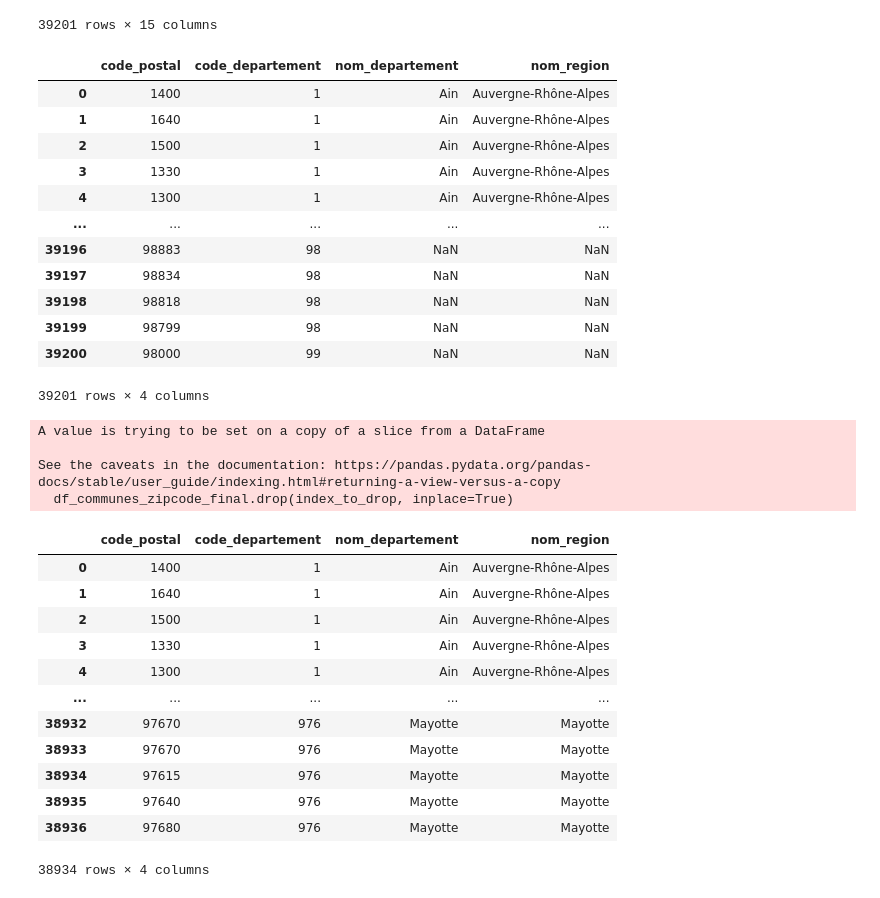
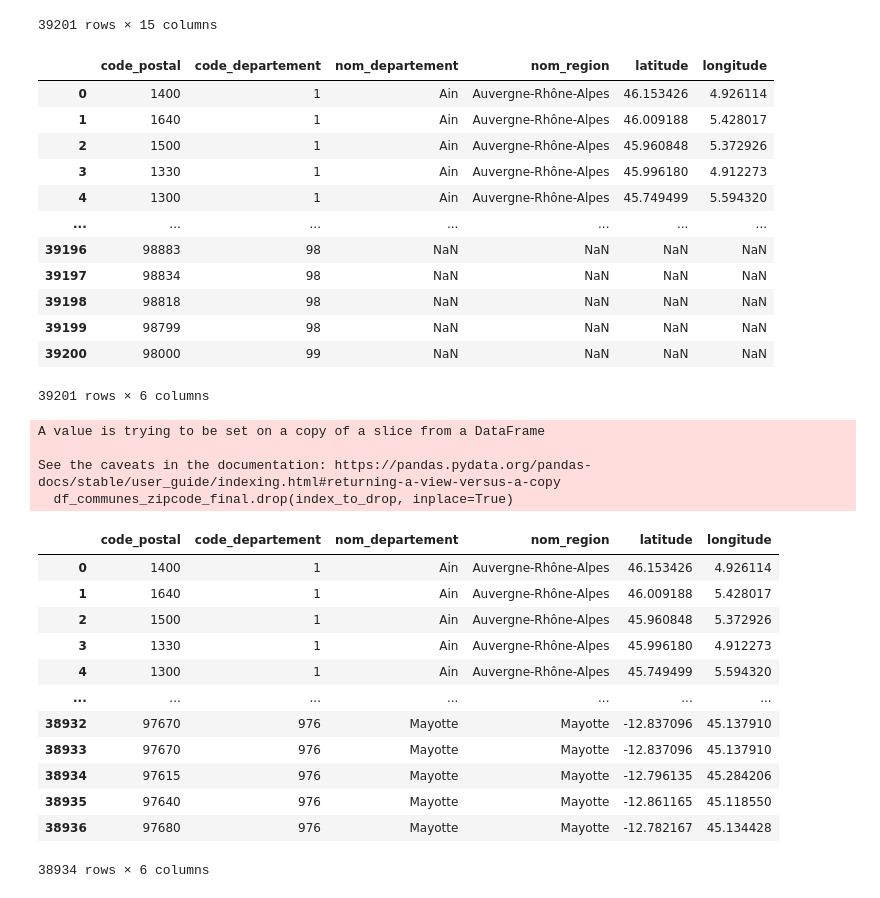
Before and after one commit to canopee-europe/data_analysis, a Jupyter notebook: ActiveCrew/ETL/communes/communes_dept.ipynb, the cells around one changed output. Saved outputs shown, nothing was run; the diff lists cells and outputs as text; code cells hidden in the pictures.

```diff
--- a/ActiveCrew/ETL/communes/communes_dept.ipynb
+++ b/ActiveCrew/ETL/communes/communes_dept.ipynb
@@ -30,22 +30,22 @@ df_communes_zipcode
 39201 rows × 15 columns
 # %%
 # Keep usefull columns
-df_communes_zipcode_final = df_communes_zipcode[['code_postal', 'code_departement', 'nom_departement', 'nom_region']]
+df_communes_zipcode_final = df_communes_zipcode[['code_postal', 'code_departement', 'nom_departement', 'nom_region', 'latitude', 'longitude']]
 df_communes_zipcode_final
 # %% [output]
-|  | code_postal | code_departement | nom_departement | nom_region |
-| 0 | 1400 | 1 | Ain | Auvergne-Rhône-Alpes |
-| 1 | 1640 | 1 | Ain | Auvergne-Rhône-Alpes |
-| 2 | 1500 | 1 | Ain | Auvergne-Rhône-Alpes |
-| 3 | 1330 | 1 | Ain | Auvergne-Rhône-Alpes |
-| 4 | 1300 | 1 | Ain | Auvergne-Rhône-Alpes |
-| ... | ... | ... | ... | ... |
-| 39196 | 98883 | 98 | NaN | NaN |
-| 39197 | 98834 | 98 | NaN | NaN |
-| 39198 | 98818 | 98 | NaN | NaN |
-| 39199 | 98799 | 98 | NaN | NaN |
-| 39200 | 98000 | 99 | NaN | NaN |
+|  | code_postal | code_departement | nom_departement | nom_region | latitude | longitude |
+| 0 | 1400 | 1 | Ain | Auvergne-Rhône-Alpes | 46.153426 | 4.926114 |
+| 1 | 1640 | 1 | Ain | Auvergne-Rhône-Alpes | 46.009188 | 5.428017 |
+| 2 | 1500 | 1 | Ain | Auvergne-Rhône-Alpes | 45.960848 | 5.372926 |
+| 3 | 1330 | 1 | Ain | Auvergne-Rhône-Alpes | 45.996180 | 4.912273 |
+| 4 | 1300 | 1 | Ain | Auvergne-Rhône-Alpes | 45.749499 | 5.594320 |
+| ... | ... | ... | ... | ... | ... | ... |
+| 39196 | 98883 | 98 | NaN | NaN | NaN | NaN |
+| 39197 | 98834 | 98 | NaN | NaN | NaN | NaN |
+| 39198 | 98818 | 98 | NaN | NaN | NaN | NaN |
+| 39199 | 98799 | 98 | NaN | NaN | NaN | NaN |
+| 39200 | 98000 | 99 | NaN | NaN | NaN | NaN |
-39201 rows × 4 columns
+39201 rows × 6 columns
 # %%
 # Drop rows
 index_to_drop = df_communes_zipcode_final[df_communes_zipcode_final['nom_departement'].isnull()].index
@@ -56,19 +56,19 @@ A value is trying to be set on a copy of a slice from a DataFrame
 
 See the caveats in the documentation: https://pandas.pydata.org/pandas-docs/stable/user_guide/indexing.html#returning-a-view-versus-a-copy
   df_communes_zipcode_final.drop(index_to_drop, inplace=True)
-|  | code_postal | code_departement | nom_departement | nom_region |
-| 0 | 1400 | 1 | Ain | Auvergne-Rhône-Alpes |
-| 1 | 1640 | 1 | Ain | Auvergne-Rhône-Alpes |
-| 2 | 1500 | 1 | Ain | Auvergne-Rhône-Alpes |
-| 3 | 1330 | 1 | Ain | Auvergne-Rhône-Alpes |
-| 4 | 1300 | 1 | Ain | Auvergne-Rhône-Alpes |
-| ... | ... | ... | ... | ... |
-| 38932 | 97670 | 976 | Mayotte | Mayotte |
-| 38933 | 97670 | 976 | Mayotte | Mayotte |
-| 38934 | 97615 | 976 | Mayotte | Mayotte |
-| 38935 | 97640 | 976 | Mayotte | Mayotte |
-| 38936 | 97680 | 976 | Mayotte | Mayotte |
+|  | code_postal | code_departement | nom_departement | nom_region | latitude | longitude |
+| 0 | 1400 | 1 | Ain | Auvergne-Rhône-Alpes | 46.153426 | 4.926114 |
+| 1 | 1640 | 1 | Ain | Auvergne-Rhône-Alpes | 46.009188 | 5.428017 |
+| 2 | 1500 | 1 | Ain | Auvergne-Rhône-Alpes | 45.960848 | 5.372926 |
+| 3 | 1330 | 1 | Ain | Auvergne-Rhône-Alpes | 45.996180 | 4.912273 |
+| 4 | 1300 | 1 | Ain | Auvergne-Rhône-Alpes | 45.749499 | 5.594320 |
+| ... | ... | ... | ... | ... | ... | ... |
+| 38932 | 97670 | 976 | Mayotte | Mayotte | -12.837096 | 45.137910 |
+| 38933 | 97670 | 976 | Mayotte | Mayotte | -12.837096 | 45.137910 |
+| 38934 | 97615 | 976 | Mayotte | Mayotte | -12.796135 | 45.284206 |
+| 38935 | 97640 | 976 | Mayotte | Mayotte | -12.861165 | 45.118550 |
+| 38936 | 97680 | 976 | Mayotte | Mayotte | -12.782167 | 45.134428 |
-38934 rows × 4 columns
+38934 rows × 6 columns
 # %%
 df_communes_zipcode_final.drop_duplicates(subset=['code_postal'], inplace=True)
 df_communes_zipcode_final
```
Also changed, not shown: parts of 3 cells of this notebook, 1 other file.
